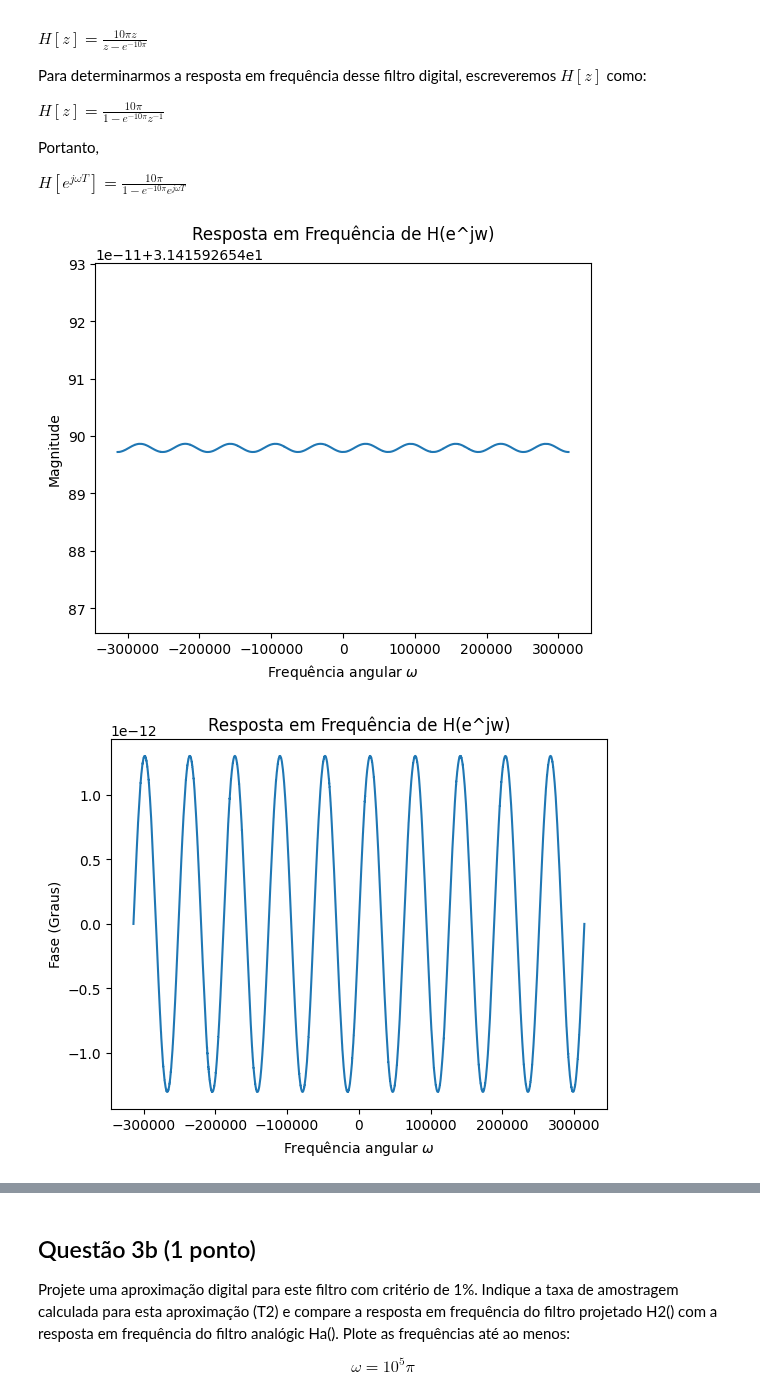
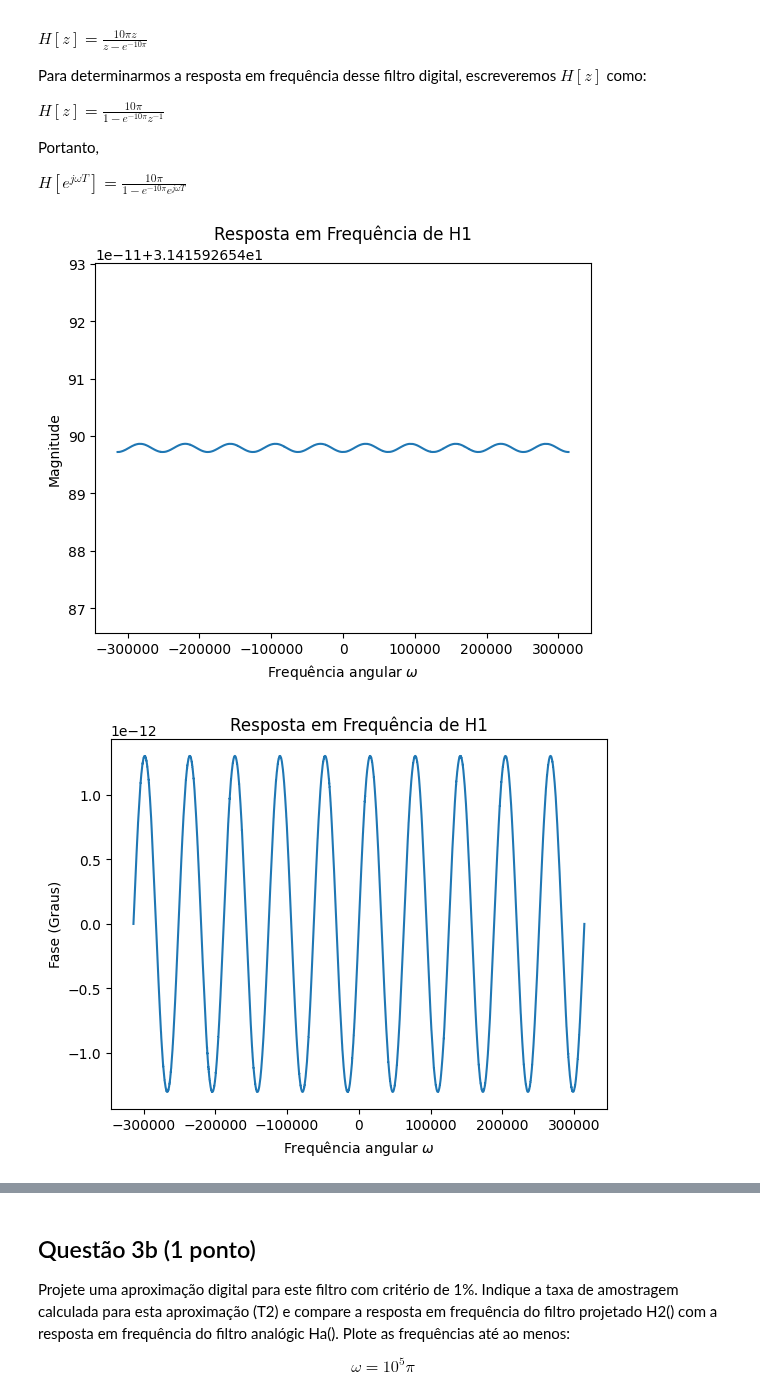
Before and after one commit to akaTsunemori/signal-processing-studies, a Jupyter notebook: projeto-2/projeto2.ipynb, the cells around one changed output, grey strips where cells are left out. Saved outputs shown, nothing was run; the diff lists cells and outputs as text; code cells hidden in the pictures.

```diff
--- a/projeto-2/projeto2.ipynb
+++ b/projeto-2/projeto2.ipynb
@@ -224,36 +224,39 @@ $H[e^{j\omega T}] = \frac{10\pi}{1 - e^{-10\pi}e^{j\omega T}}$
 # %%
 b0, b1 = 10 * np.pi, 0
 a0, a1 = 1, np.e ** (-10 * np.pi)
 
 w = np.linspace(-10**5 * np.pi, 10**5 * np.pi, 10000)
 w_axis = np.exp(1j * w)
 
 H = (b0 * w_axis + b1) / (a0 * w_axis + a1)
 H_abs = abs(H)
 H_phase_deg = np.angle(H, deg=True)
 
 plt.plot(w, H_abs)
-plt.title('Resposta em Frequência de H(e^jw)')
+plt.title('Resposta em Frequência de H1')
 plt.xlabel('Frequência angular $\omega$')
 plt.ylabel('Magnitude')
 plt.show()
+
 plt.plot(w, H_phase_deg)
-plt.title('Resposta em Frequência de H(e^jw)')
+plt.title('Resposta em Frequência de H1')
 plt.xlabel('Frequência angular $\omega$')
 plt.ylabel('Fase (Graus)')
 plt.show()
+
 H_mag_db = 10 * np.log10(abs(H))
 H_phase = np.angle(H)
 plt.plot(w, H_mag_db)
-plt.title('Resposta em Frequência de H(e^jw)')
+plt.title('Resposta em Frequência de H1')
 plt.xlabel('Frequência angular $\omega$')
 plt.ylabel('Magnitude (dB)')
 plt.show()
+
 plt.plot(w, H_phase)
-plt.title('Resposta em Frequência de H(e^jw)')
+plt.title('Resposta em Frequência de H1')
 plt.xlabel('Frequência angular $\omega$')
 plt.ylabel('Fase (Radianos)')
 plt.show()
 # %% [output]
-[figure, old version]
+[figure, new version]
-[figure, old version]
+[figure, new version]
```
Also changed, not shown: parts of 7 cells of this notebook.
